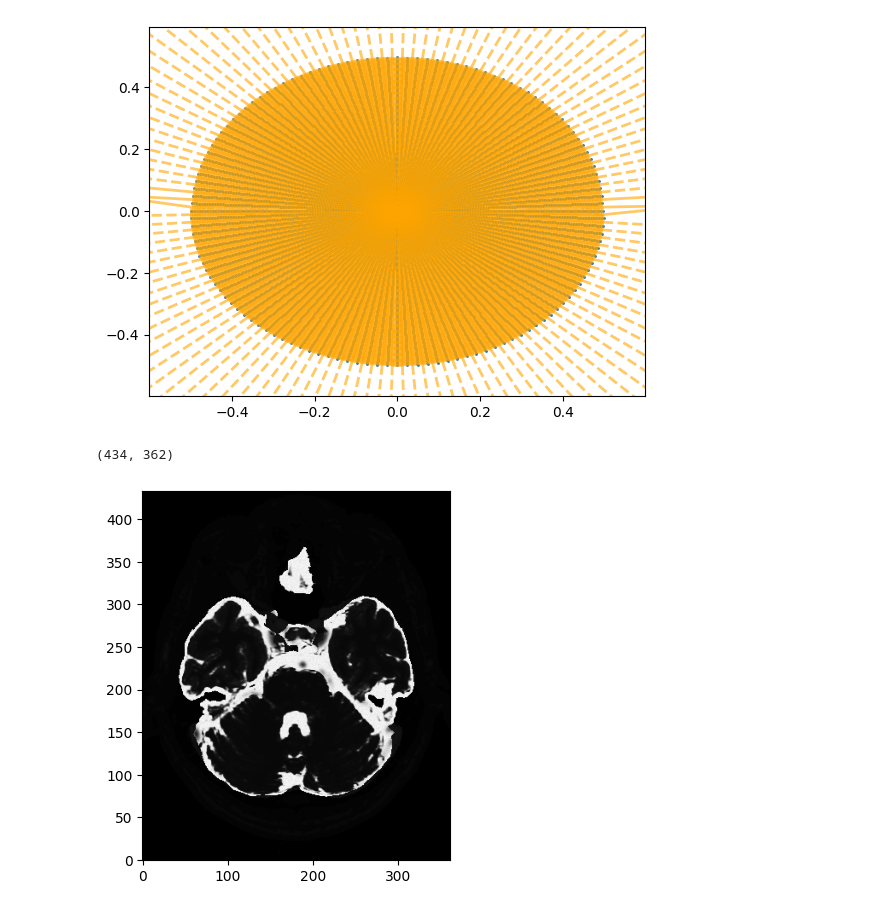
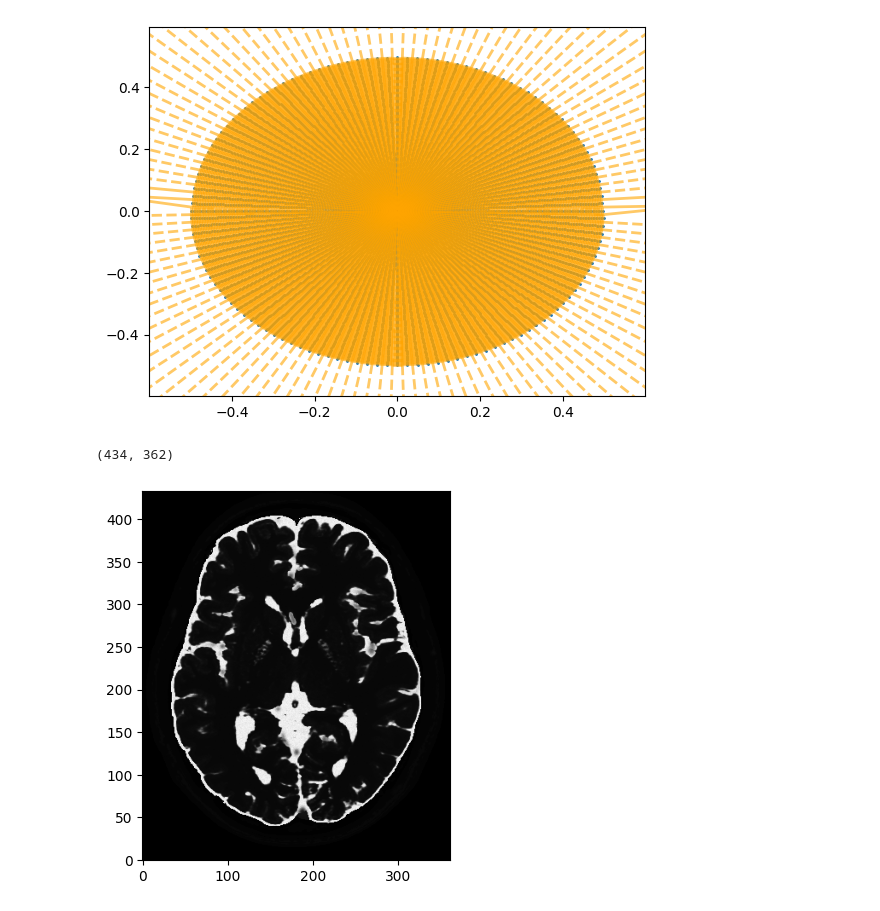
Before and after one commit to mind-inria/mri-acq-recon-book, a Jupyter notebook: src/05.Radial_undersampling.ipynb, the cells around one changed output. Cells and saved outputs as stored; diff of their text form; code cells hidden in the pictures.

```diff
--- a/src/05.Radial_undersampling.ipynb
+++ b/src/05.Radial_undersampling.ipynb
@@ -149,14 +146,14 @@ plt.show()
 [figure]
 # %%
 # T2 weighted image
-mri_2D = bwdl.get_mri(4, "T2")[80, ...].astype(np.float32)
+mri_2D = bwdl.get_mri(4, "T2")[150, ...].astype(np.float32)
 print(mri_2D.shape)
 plt.figure()
 plt.imshow(abs(mri_2D))
 plt.show()
 # %% [output]
 (434, 362)
-[figure, old version]
+[figure, new version]
 # %%
 from mrinufft import get_density, get_operator, check_backend
 
```
Also changed, not shown: parts of 3 cells of this notebook, 1 other file.
